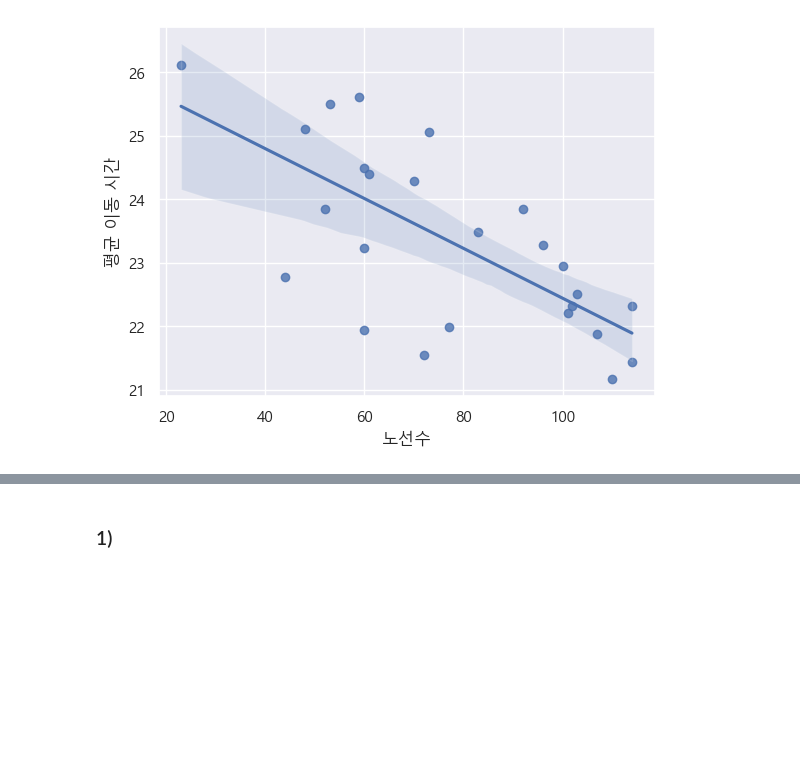
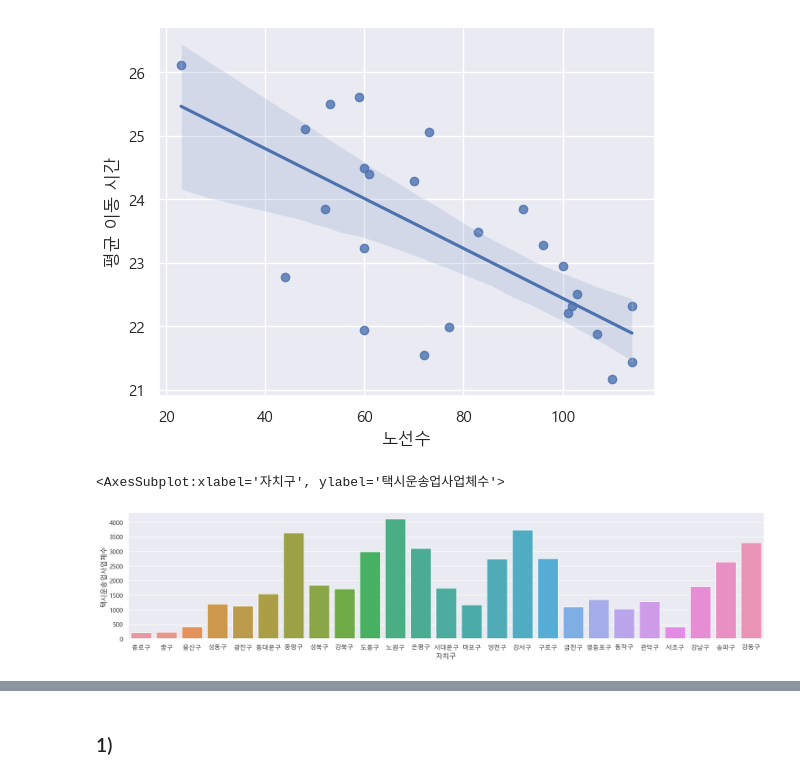
Before and after one commit to won4513/mini1, a Jupyter notebook: code/1.5 데이터 불러오기 및 분석(EDA)_1차_데이터 분석.ipynb, the cells around one changed output, grey strips where cells are left out. Saved outputs shown, nothing was run; the diff lists cells and outputs as text; code cells hidden in the pictures; blank space fills up the shorter version.

```diff
--- a/code/1.5 데이터 불러오기 및 분석(EDA)_1차_데이터 분석.ipynb
+++ b/code/1.5 데이터 불러오기 및 분석(EDA)_1차_데이터 분석.ipynb
@@ -296,3 +295,9 @@ sns.regplot(x = '노선수', y = '평균 이동 시간', data = seoul_df)
 PearsonRResult(statistic=-0.691924593126538, pvalue=0.00012732755956498096)
 <AxesSubplot:xlabel='노선수', ylabel='평균 이동 시간'>
 [figure]
+# %%
+plt.figure(figsize = (20,4))
+sns.barplot('자치구', '택시운송업사업체수', data = seoul_df2)
+# %% [output]
+<AxesSubplot:xlabel='자치구', ylabel='택시운송업사업체수'>
+[figure, added]
```
Also changed, not shown: parts of 3 cells of this notebook.
